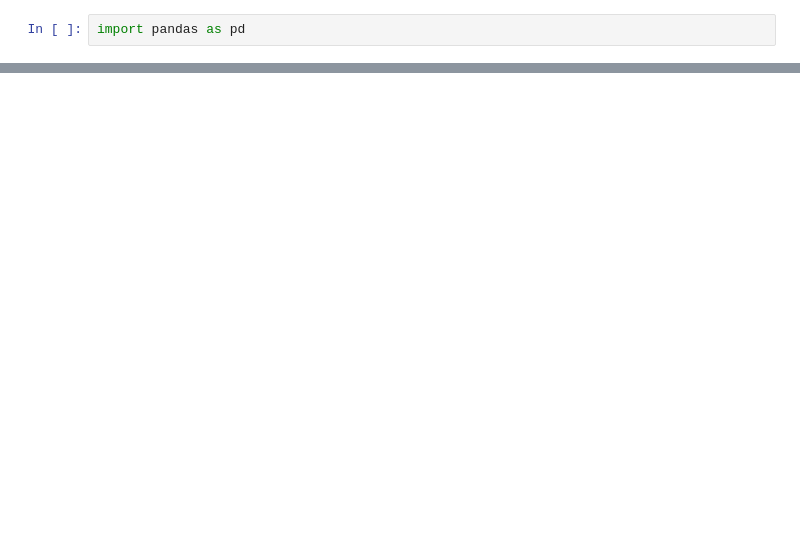
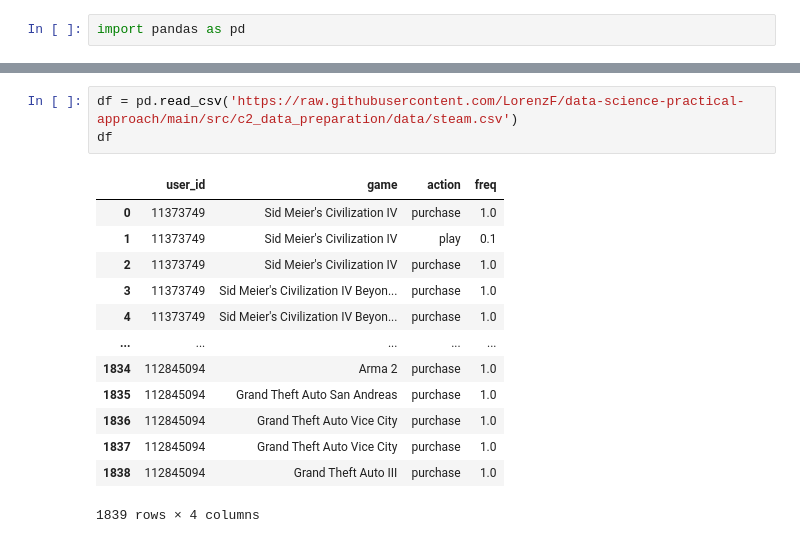
Before and after one commit to LorenzF/data-science-practical-approach, a Jupyter notebook: src/c2_data_preparation/concatenation_deduplication.ipynb, the cells around one changed output, grey strips where cells are left out. Cells and saved outputs as stored; diff of their text form; blank space fills up the shorter version.

```diff
--- a/src/c2_data_preparation/concatenation_deduplication.ipynb
+++ b/src/c2_data_preparation/concatenation_deduplication.ipynb
@@ -24,0 +77,17 @@ df
+# %%
+df = pd.read_csv('https://raw.githubusercontent.com/LorenzF/data-science-practical-approach/main/src/c2_data_preparation/data/steam.csv')
+df
+# %% [output]
+|  | user_id | game | action | freq |
+| 0 | 11373749 | Sid Meier's Civilization IV | purchase | 1.0 |
+| 1 | 11373749 | Sid Meier's Civilization IV | play | 0.1 |
+| 2 | 11373749 | Sid Meier's Civilization IV | purchase | 1.0 |
+| 3 | 11373749 | Sid Meier's Civilization IV Beyon... | purchase | 1.0 |
+| 4 | 11373749 | Sid Meier's Civilization IV Beyon... | purchase | 1.0 |
+| ... | ... | ... | ... | ... |
+| 1834 | 112845094 | Arma 2 | purchase | 1.0 |
+| 1835 | 112845094 | Grand Theft Auto San Andreas | purchase | 1.0 |
+| 1836 | 112845094 | Grand Theft Auto Vice City | purchase | 1.0 |
+| 1837 | 112845094 | Grand Theft Auto Vice City | purchase | 1.0 |
+| 1838 | 112845094 | Grand Theft Auto III | purchase | 1.0 |
+1839 rows × 4 columns
```
Also changed, not shown: parts of 28 cells of this notebook, 4 other files.
